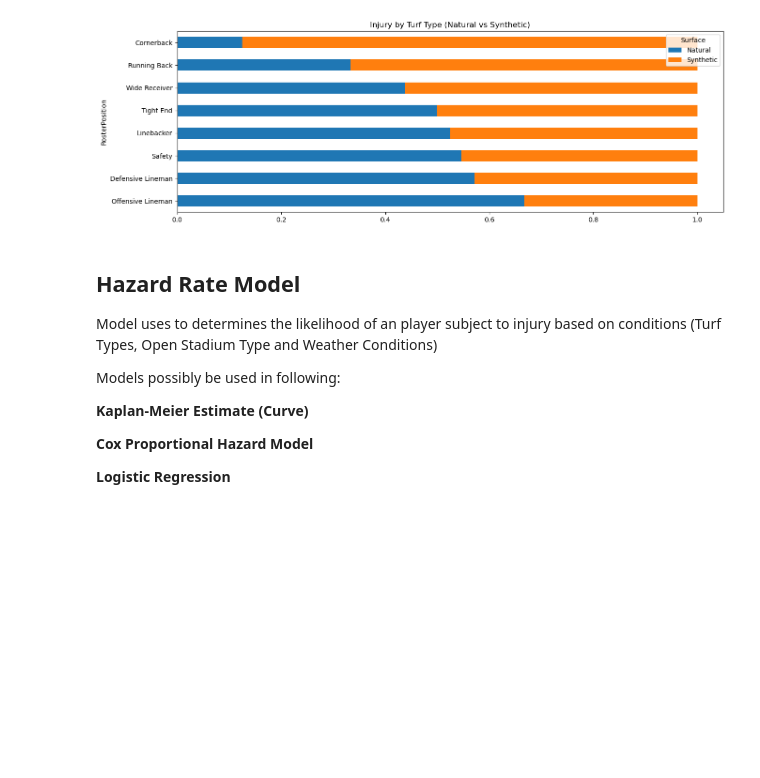
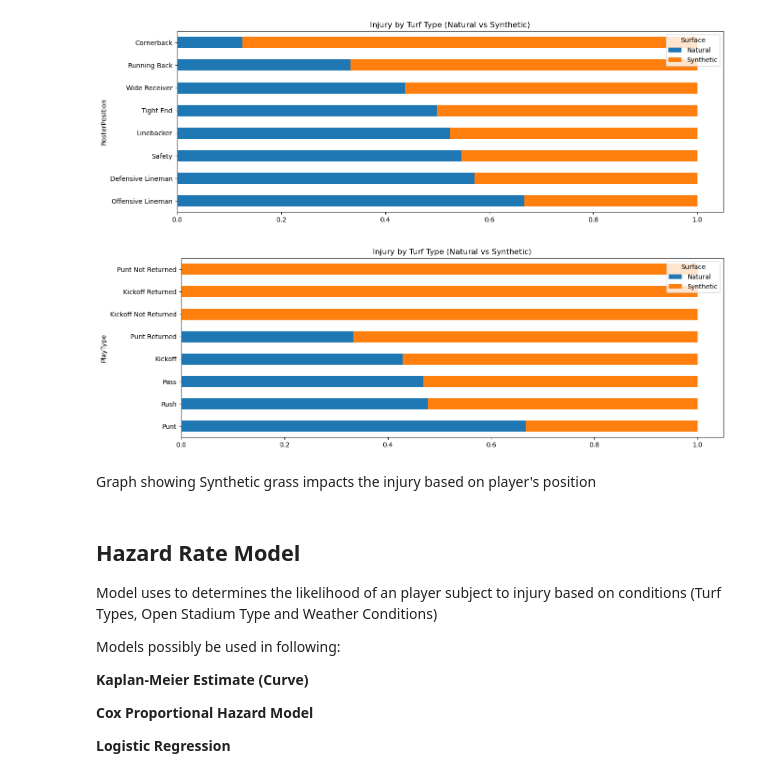
Before and after one commit to davisdw/NFL_Penalty_Injury_-_Draft_Data_Prediction, a Jupyter notebook: nfl_injury_data.ipynb, the cells around one changed output. Cells and saved outputs as stored; diff of their text form; code cells hidden in the pictures; blank space fills up the shorter version.

```diff
--- a/nfl_injury_data.ipynb
+++ b/nfl_injury_data.ipynb
@@ -349,6 +360,22 @@ injury_playlist_merge.groupby(['RosterPosition', 'Surface']) \
 plt.show()
 # %% [output]
 [figure]
+# %%
+injury_playlist_merge.groupby(['PlayType', 'Surface']) \
+    .count() \
+    .unstack('Surface')['PlayerKey'] \
+    .T.apply(lambda x: x/x.sum()) \
+    .sort_values('Surface').T.sort_values('Natural', ascending=False)\
+    .plot(kind='barh',
+          figsize=(15, 5),
+          title='Injury by Turf Type (Natural vs Synthetic)',
+          stacked=True)
+plt.savefig("InjuryDataPlotOutput/inj_by_play_type_grass_type.png")
+plt.show()
+# %% [output]
+[figure, added]
+# %% [markdown]
+Graph showing Synthetic grass impacts the injury based on player's position
 # %% [markdown]
 ## Hazard Rate Model
 
```
Also changed, not shown: parts of 31 cells of this notebook, 10 other files.
